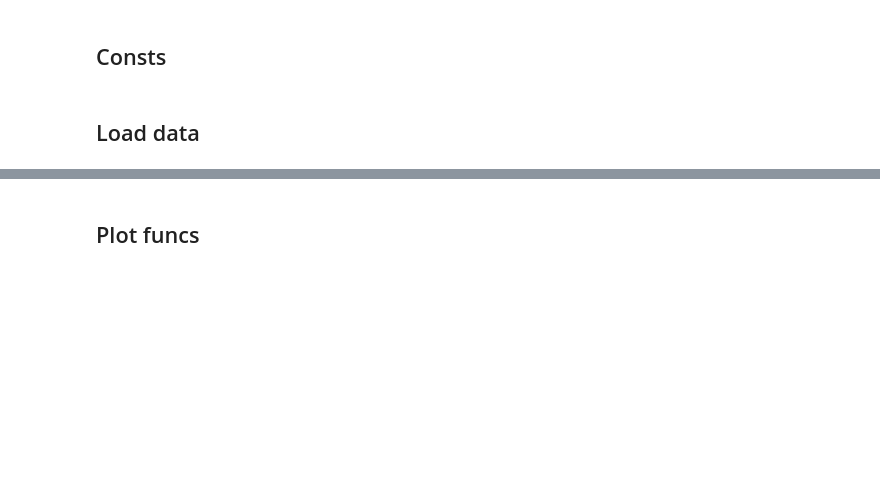
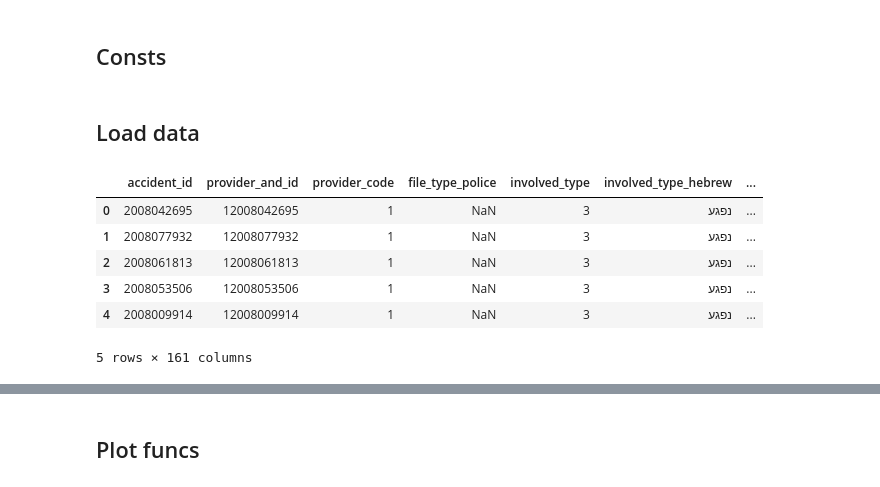
Before and after one commit to data-for-change/anyway-data-science, a Jupyter notebook: learning_notebooks/detect_segment_outliers.ipynb, the cells around one changed output, grey strips where cells are left out. Saved outputs shown, nothing was run; the diff lists cells and outputs as text; code cells hidden in the pictures; blank space fills up the shorter version.

```diff
--- a/learning_notebooks/detect_segment_outliers.ipynb
+++ b/learning_notebooks/detect_segment_outliers.ipynb
@@ -35,5 +41,15 @@ DEFAULT_COORD = (32.079184, 34.824768)
 # %%
 csv_path = r"views2020/involved_markers_hebrew.csv"
 data = pd.read_csv(csv_path, na_values='')
+# %%
+data.head()
+# %% [output]
+|  | accident_id | provider_and_id | provider_code | file_type_police | involved_type | involved_type_hebrew | ... |
+| 0 | 2008042695 | 12008042695 | 1 | NaN | 3 | נפגע | ... |
+| 1 | 2008077932 | 12008077932 | 1 | NaN | 3 | נפגע | ... |
+| 2 | 2008061813 | 12008061813 | 1 | NaN | 3 | נפגע | ... |
+| 3 | 2008053506 | 12008053506 | 1 | NaN | 3 | נפגע | ... |
+| 4 | 2008009914 | 12008009914 | 1 | NaN | 3 | נפגע | ... |
+5 rows × 161 columns
 # %%
 # get only relevant data
```
Also changed, not shown: parts of 44 cells of this notebook.
